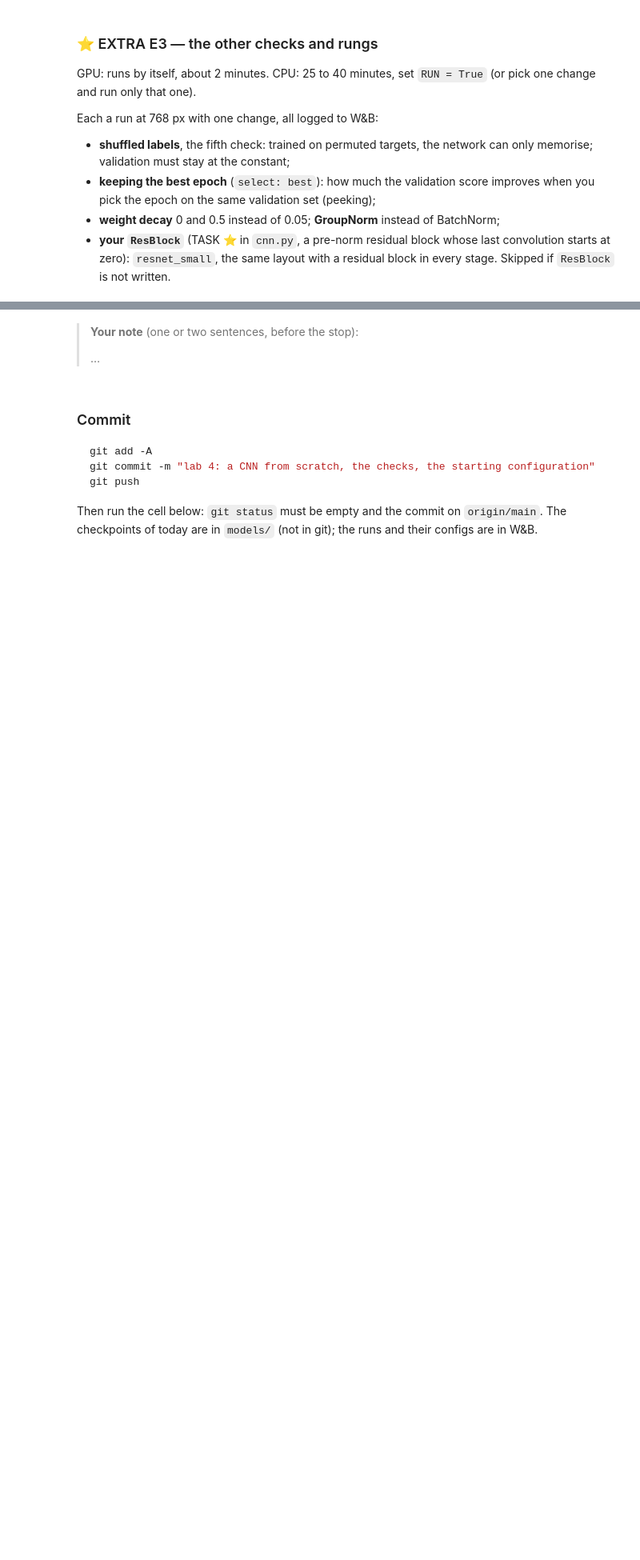
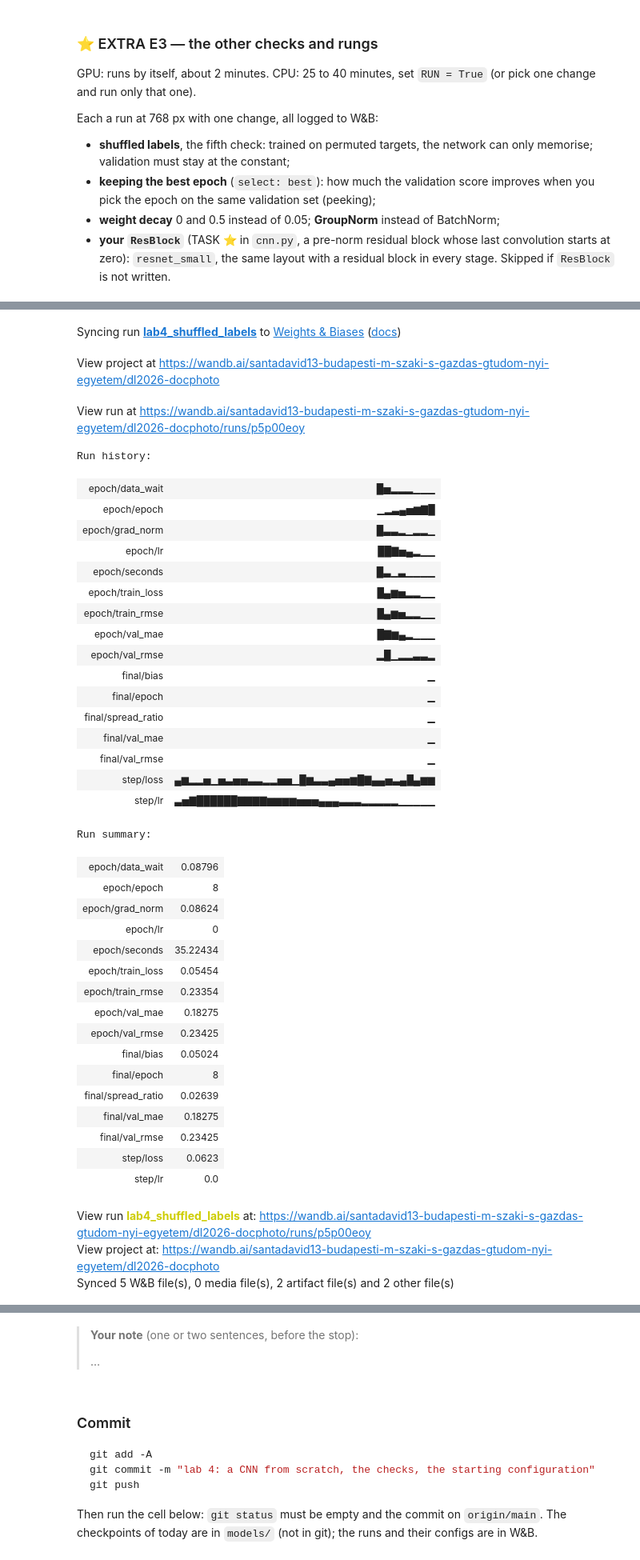
Before and after one commit to santadavid13/dl2026-docphoto, a Jupyter notebook: notebooks/lab4_cnn.ipynb, the cells around one changed output, grey strips where cells are left out. Shown at 80% size. Saved outputs shown, nothing was run; the diff lists cells and outputs as text; code cells hidden in the pictures; blank space fills up the shorter version.

```diff
--- a/notebooks/lab4_cnn.ipynb
+++ b/notebooks/lab4_cnn.ipynb
@@ -507,7 +747,7 @@ Each a run at 768 px with one change, all logged to W&B:
   last convolution starts at zero): `resnet_small`, the same layout with a
   residual block in every stage. Skipped if `ResBlock` is not written.
 # %%
-RUN = EXTRA            # ⭐ EXTRA E3: set to True to run it on a CPU (25 to 40 minutes)
+RUN = True            # ⭐ EXTRA E3: set to True to run it on a CPU (25 to 40 minutes)
 if RUN:
     star = {}
     perm = y_all.copy()
@@ -533,3 +773,4 @@ if RUN:
                           for k, r in star.items()}).T.round(4))
 else:
     print("⭐ E3 skipped. The trial's numbers are on the slides.")
+# %% [output]
@@ -535,0 +779,40 @@ else:
+Syncing run lab4_shuffled_labels to Weights & Biases (docs)
+View project at https://wandb.ai/santadavid13-budapesti-m-szaki-s-gazdas-gtudom-nyi-egyetem/dl2026-docphoto
+View run at https://wandb.ai/santadavid13-budapesti-m-szaki-s-gazdas-gtudom-nyi-egyetem/dl2026-docphoto/runs/p5p00eoy
+Run history:
+| epoch/data_wait | █▅▂▂▂▁▁▁ |
+| epoch/epoch | ▁▂▃▄▅▆▇█ |
+| epoch/grad_norm | █▃▃▂▁▂▂▁ |
+| epoch/lr | ██▇▅▄▂▁▁ |
+| epoch/seconds | █▃▁▃▁▁▁▁ |
+| epoch/train_loss | █▄▆▅▂▂▁▁ |
+| epoch/train_rmse | █▄▆▅▂▂▁▁ |
+| epoch/val_mae | █▇▆▄▂▁▁▁ |
+| epoch/val_rmse | ▂█▁▂▂▃▃▂ |
+| final/bias | ▁ |
+| final/epoch | ▁ |
+| final/spread_ratio | ▁ |
+| final/val_mae | ▁ |
+| final/val_rmse | ▁ |
+| step/loss | ▄▆▂▂▅▁▅▃▅▅▃▃▂▂▅▅▁█▆▃▃▄▅▅▆█▇▄▄▅▃▄█▄▆▆ |
+| step/lr | ▃▅▇██████▇▇▇▇▆▆▆▆▅▅▅▄▄▄▃▃▃▂▂▂▂▂▁▁▁▁▁ |
+Run summary:
+| epoch/data_wait | 0.08796 |
+| epoch/epoch | 8 |
+| epoch/grad_norm | 0.08624 |
+| epoch/lr | 0 |
+| epoch/seconds | 35.22434 |
+| epoch/train_loss | 0.05454 |
+| epoch/train_rmse | 0.23354 |
+| epoch/val_mae | 0.18275 |
+| epoch/val_rmse | 0.23425 |
+| final/bias | 0.05024 |
+| final/epoch | 8 |
+| final/spread_ratio | 0.02639 |
+| final/val_mae | 0.18275 |
+| final/val_rmse | 0.23425 |
+| step/loss | 0.0623 |
+| step/lr | 0.0 |
+View run lab4_shuffled_labels at: https://wandb.ai/santadavid13-budapesti-m-szaki-s-gazdas-gtudom-nyi-egyetem/dl2026-docphoto/runs/p5p00eoy
+View project at: https://wandb.ai/santadavid13-budapesti-m-szaki-s-gazdas-gtudom-nyi-egyetem/dl2026-docphoto
+Synced 5 W&B file(s), 0 media file(s), 2 artifact file(s) and 2 other file(s)
```
Also changed, not shown: parts of 20 cells of this notebook, 4 other files.
